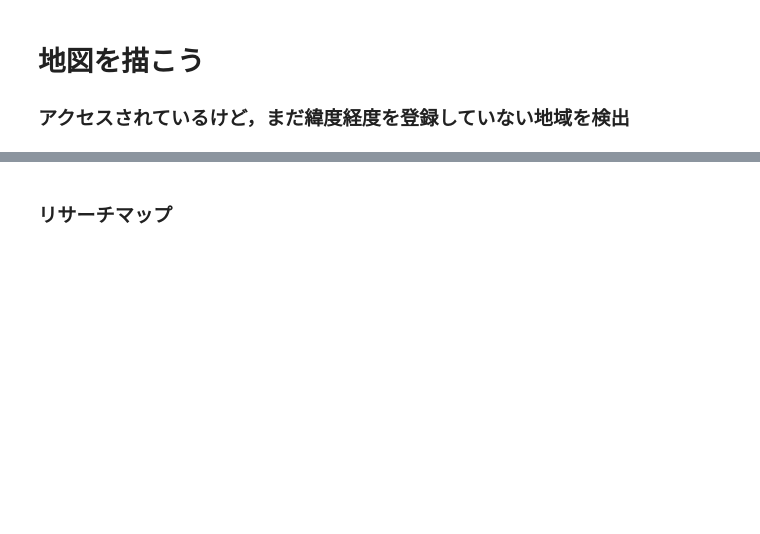
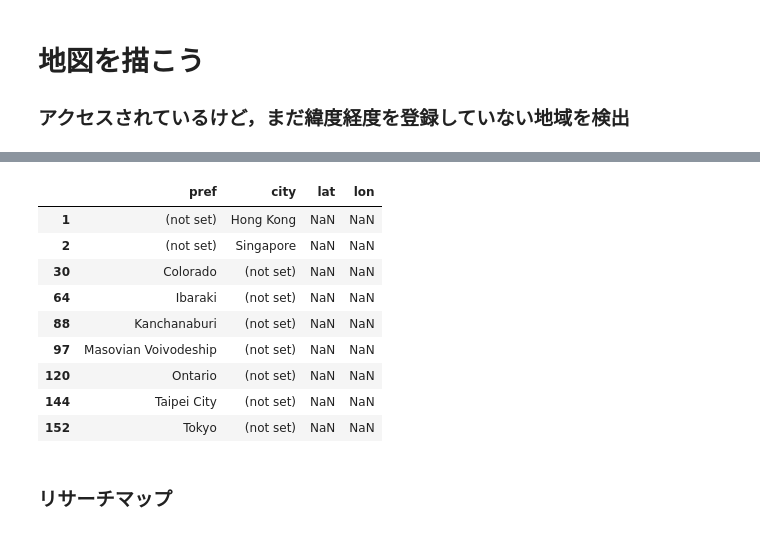
Before and after one commit to Ymgc19/Ymgc19.github.io, a Jupyter notebook: make_plot.ipynb, the cells around one changed output, grey strips where cells are left out. Saved outputs shown, nothing was run; the diff lists cells and outputs as text; code cells hidden in the pictures; blank space fills up the shorter version.

```diff
--- a/make_plot.ipynb
+++ b/make_plot.ipynb
@@ -167,9 +169,21 @@ region_pref_muni
 # %%
 coords = pd.read_csv("access_data/lon_lat.csv")
 coords_region = pd.merge(region_pref_muni, coords, how="outer")
 coords_region = coords_region[coords_region["lon"].isna() == True]
 coords_region[["pref", "city"]].to_csv("access_data/dont_have_lon_lat.csv")
+coords_region
 # まだ座標を当たられていない場所を取得
+# %% [output]
+|  | pref | city | lat | lon |
+| 1 | (not set) | Hong Kong | NaN | NaN |
+| 2 | (not set) | Singapore | NaN | NaN |
+| 30 | Colorado | (not set) | NaN | NaN |
+| 64 | Ibaraki | (not set) | NaN | NaN |
+| 88 | Kanchanaburi | (not set) | NaN | NaN |
+| 97 | Masovian Voivodeship | (not set) | NaN | NaN |
+| 120 | Ontario | (not set) | NaN | NaN |
+| 144 | Taipei City | (not set) | NaN | NaN |
+| 152 | Tokyo | (not set) | NaN | NaN |
 # %% [markdown]
 ### リサーチマップ
 # %%
```
Also changed, not shown: parts of 7 cells of this notebook, 10 other files.
